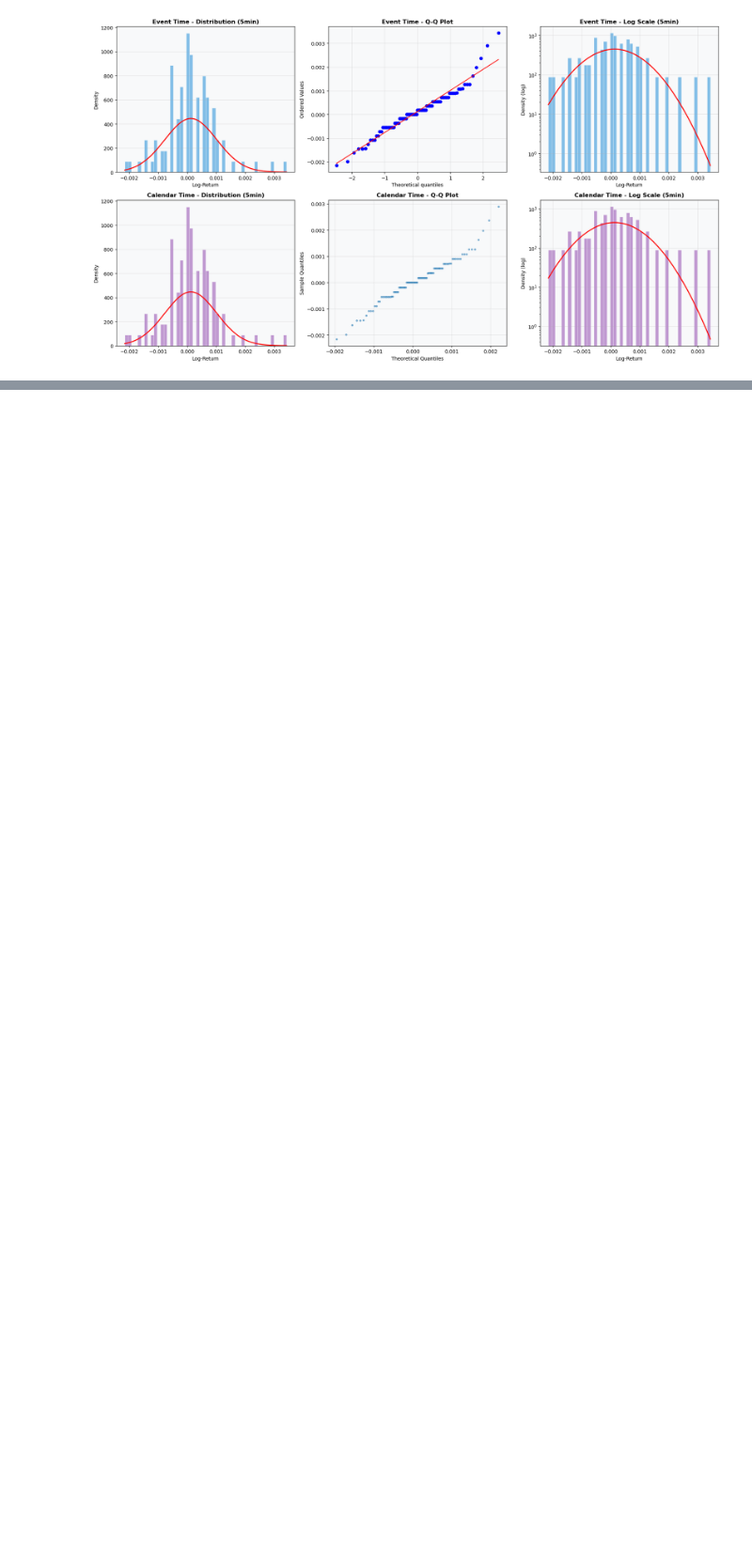
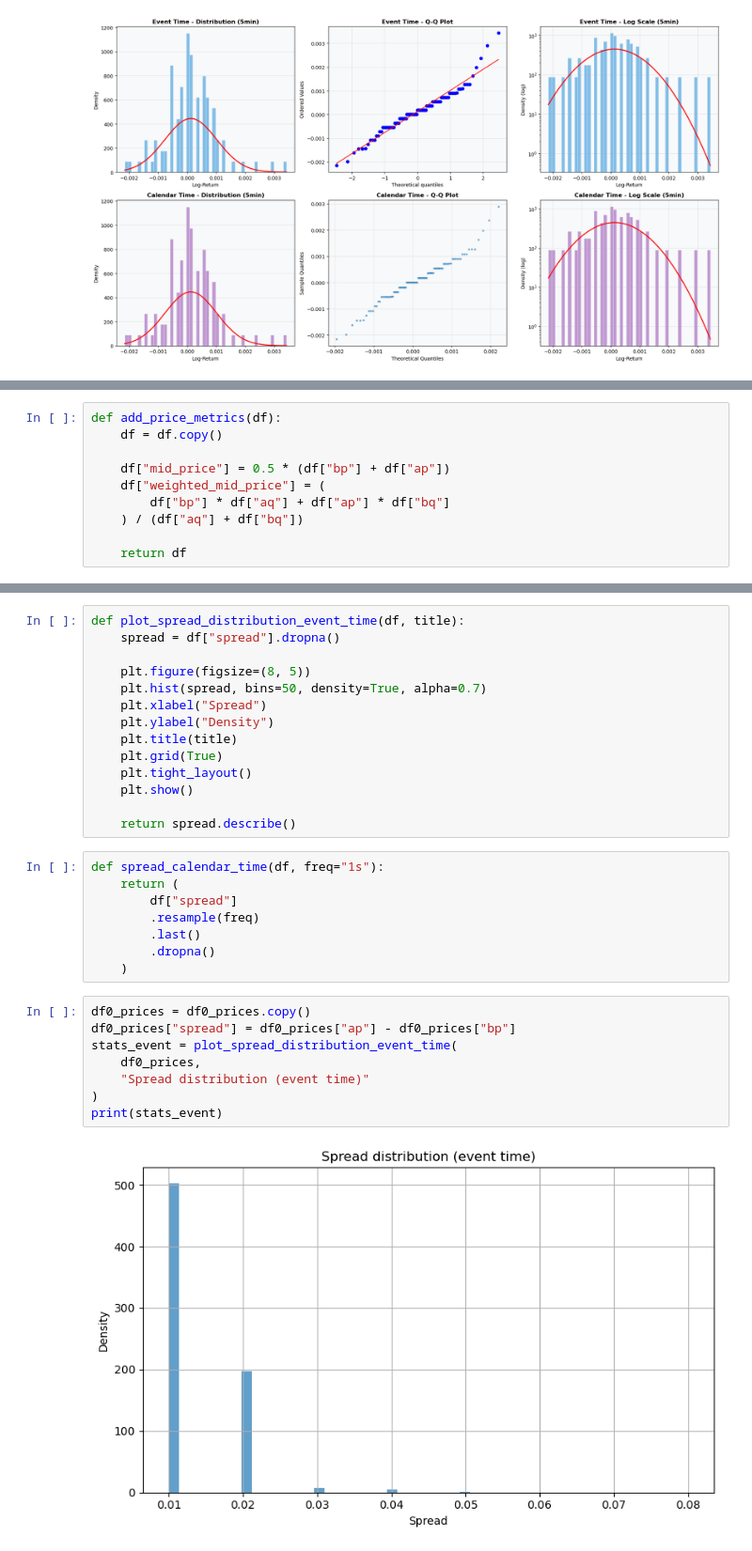
Before and after one commit to Guillaume-melis/HFT_Labs, a Jupyter notebook: DHF_Lab1_Melis_Boro_Rousseau.ipynb, the cells around one changed output, grey strips where cells are left out. Shown at 94% size. Drawn from its saved outputs; the diff is of its cells as text; blank space fills up the shorter version.

```diff
--- a/DHF_Lab1_Melis_Boro_Rousseau.ipynb
+++ b/DHF_Lab1_Melis_Boro_Rousseau.ipynb
@@ -1160,0 +1346,10 @@ plt.show()
+# %%
+def add_price_metrics(df):
+    df = df.copy()
+
+    df["mid_price"] = 0.5 * (df["bp"] + df["ap"])
+    df["weighted_mid_price"] = (
+        df["bp"] * df["aq"] + df["ap"] * df["bq"]
+    ) / (df["aq"] + df["bq"])
+
+    return df
@@ -1160,0 +1432,32 @@ plt.show()
+# %%
+def plot_spread_distribution_event_time(df, title):
+    spread = df["spread"].dropna()
+
+    plt.figure(figsize=(8, 5))
+    plt.hist(spread, bins=50, density=True, alpha=0.7)
+    plt.xlabel("Spread")
+    plt.ylabel("Density")
+    plt.title(title)
+    plt.grid(True)
+    plt.tight_layout()
+    plt.show()
+
+    return spread.describe()
+# %%
+def spread_calendar_time(df, freq="1s"):
+    return (
+        df["spread"]
+        .resample(freq)
+        .last()
+        .dropna()
+    )
+# %%
+df0_prices = df0_prices.copy()
+df0_prices["spread"] = df0_prices["ap"] - df0_prices["bp"]
+stats_event = plot_spread_distribution_event_time(
+    df0_prices,
+    "Spread distribution (event time)"
+)
+print(stats_event)
+# %% [output]
+[figure, added]
```
Also changed, not shown: parts of 32 cells of this notebook.
